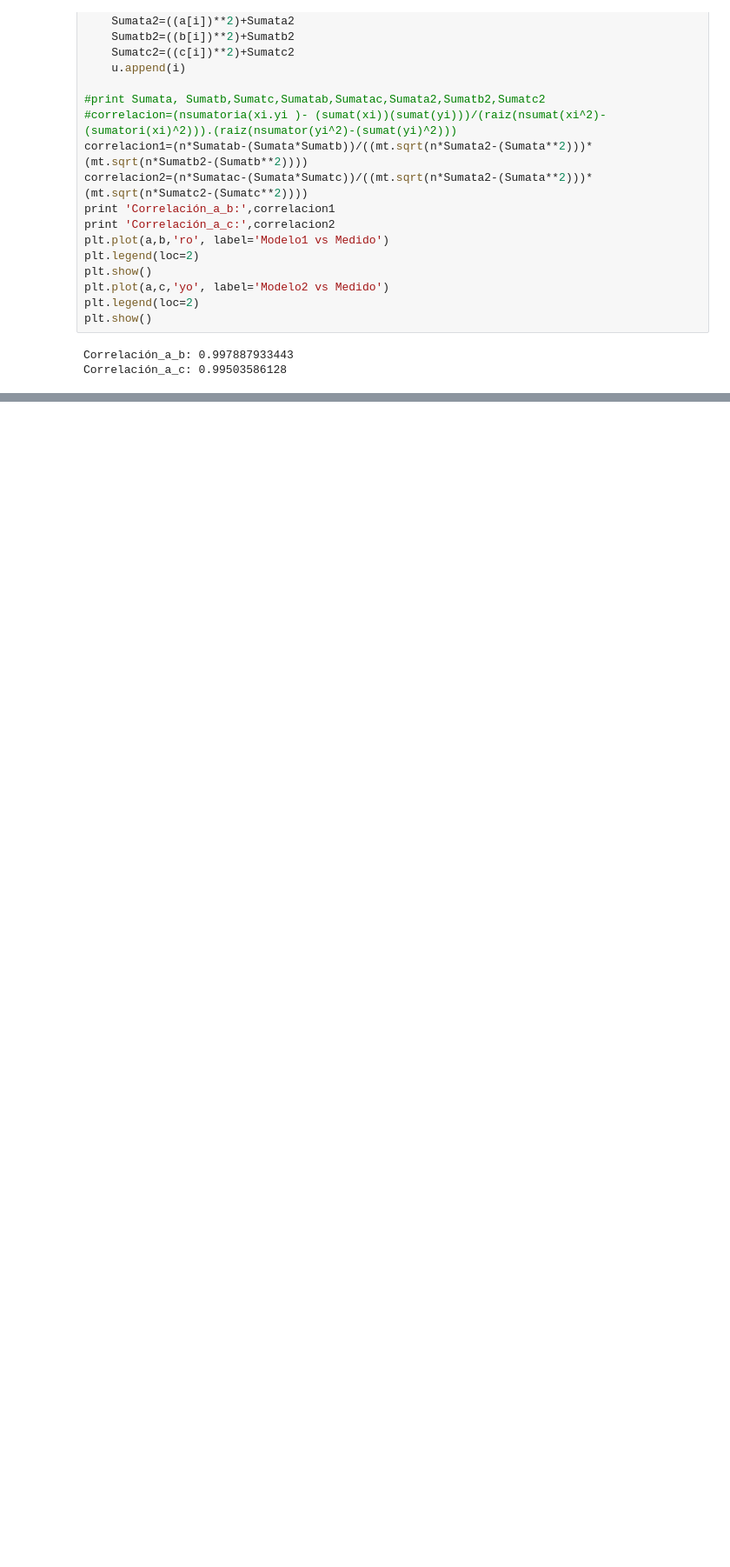
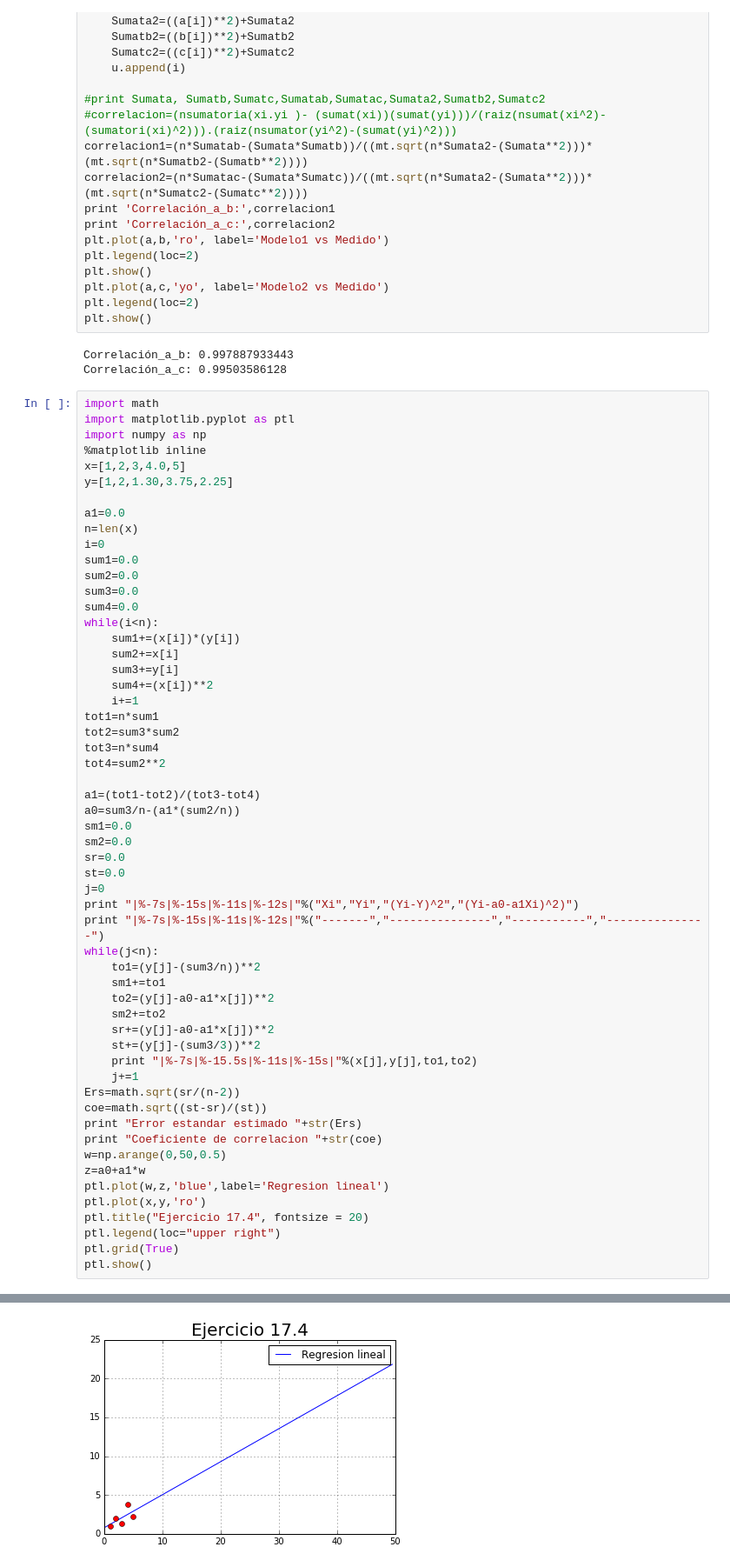
Before and after one commit to DianaCamargo/Metodos_numericos, a Jupyter notebook: Clase_13/Correlacion.ipynb, the cells around one changed output, grey strips where cells are left out. Shown: that part at 87% size. Cells and saved outputs as stored; diff of their text form; blank space fills up the shorter version.

```diff
--- a/Clase_13/Correlacion.ipynb
+++ b/Clase_13/Correlacion.ipynb
@@ -43,3 +43,60 @@ plt.show()
 # %% [output]
 Correlación_a_b: 0.997887933443
 Correlación_a_c: 0.99503586128
+# %%
+import math
+import matplotlib.pyplot as ptl
+import numpy as np
+%matplotlib inline
+x=[1,2,3,4.0,5]
+y=[1,2,1.30,3.75,2.25]
+
+a1=0.0
+n=len(x)
+i=0
+sum1=0.0
+sum2=0.0
+sum3=0.0
+sum4=0.0
+while(i<n):
+    sum1+=(x[i])*(y[i])
+    sum2+=x[i]
+    sum3+=y[i]
+    sum4+=(x[i])**2
+    i+=1
+tot1=n*sum1
+tot2=sum3*sum2
+tot3=n*sum4
+tot4=sum2**2
+
+a1=(tot1-tot2)/(tot3-tot4)
+a0=sum3/n-(a1*(sum2/n))
+sm1=0.0
+sm2=0.0
+sr=0.0
+st=0.0
+j=0
+print "|%-7s|%-15s|%-11s|%-12s|"%("Xi","Yi","(Yi-Y)^2","(Yi-a0-a1Xi)^2)")
+print "|%-7s|%-15s|%-11s|%-12s|"%("-------","---------------","-----------","---------------")
+while(j<n):
+    to1=(y[j]-(sum3/n))**2
+    sm1+=to1
+    to2=(y[j]-a0-a1*x[j])**2
+    sm2+=to2
+    sr+=(y[j]-a0-a1*x[j])**2
+    st+=(y[j]-(sum3/3))**2
+    print "|%-7s|%-15.5s|%-11s|%-15s|"%(x[j],y[j],to1,to2)
+    j+=1
+Ers=math.sqrt(sr/(n-2))
+coe=math.sqrt((st-sr)/(st))
+print "Error estandar estimado "+str(Ers)
+print "Coeficiente de correlacion "+str(coe)
+w=np.arange(0,50,0.5)
+z=a0+a1*w
+ptl.plot(w,z,'blue',label='Regresion lineal')
+ptl.plot(x,y,'ro')
+ptl.title("Ejercicio 17.4", fontsize = 20)
+ptl.legend(loc="upper right")
+ptl.grid(True)
+ptl.show()
+# %% [output]
@@ -45,0 +112 @@ Correlación_a_c: 0.99503586128
+[figure, added]
```
Also changed, not shown: parts of 2 cells of this notebook, 6 other files.
